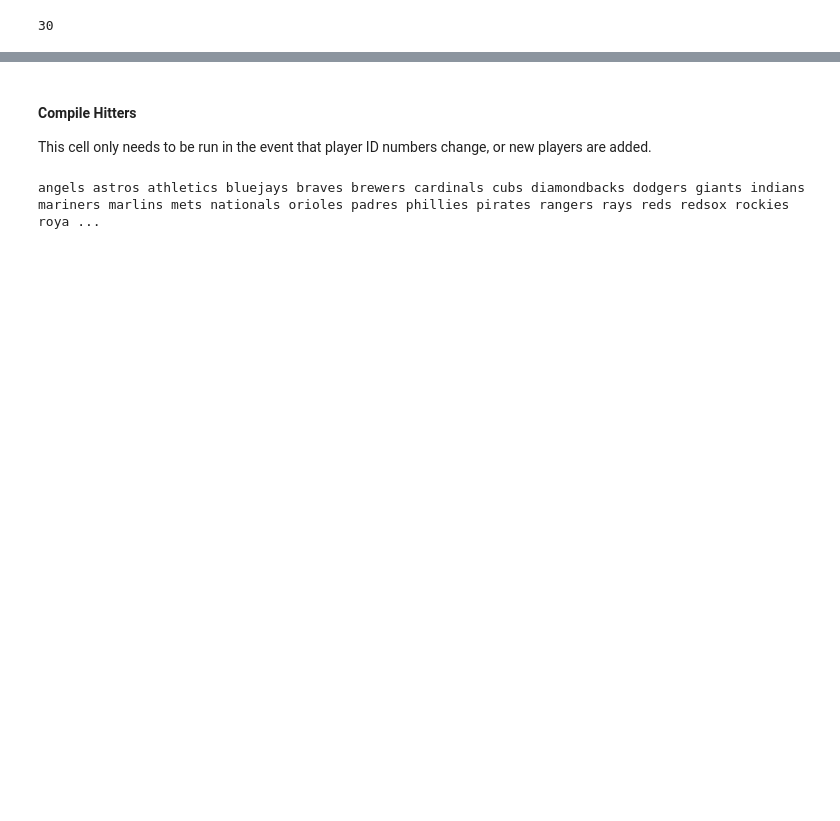
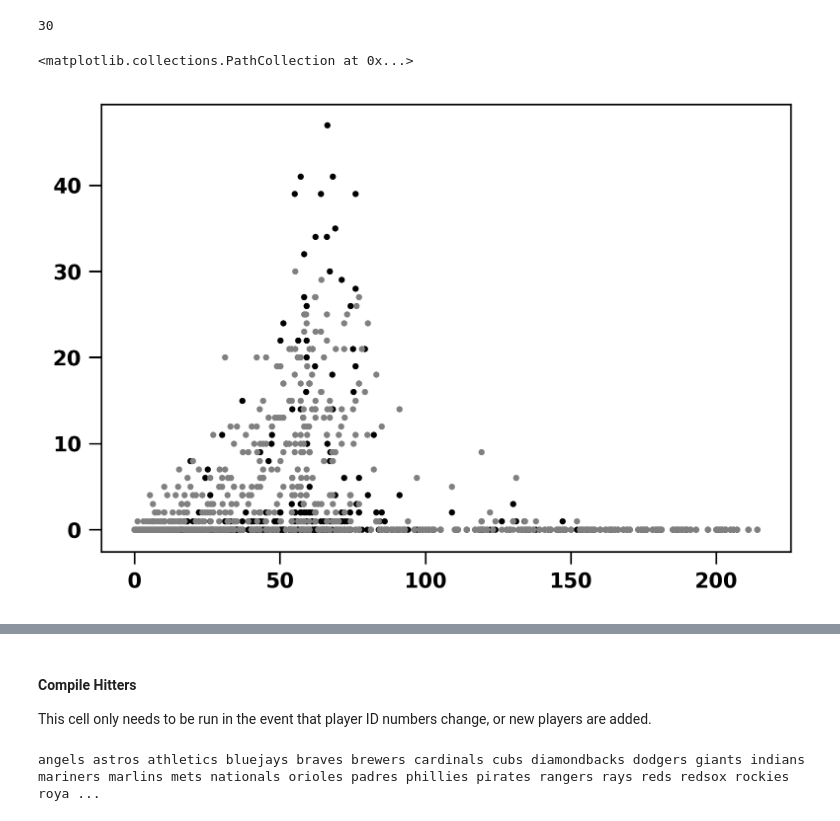
Before and after one commit to fantasy-toolz/2017-MLB-Analysis, a Jupyter notebook: league_notebooks/30-Fantasy-MVP-Batting.ipynb, the cells around one changed output, grey strips where cells are left out. Saved outputs shown, nothing was run; the diff lists cells and outputs as text; code cells hidden in the pictures; blank space fills up the shorter version.

Commit message:
add lots of data

```diff
--- a/league_notebooks/30-Fantasy-MVP-Batting.ipynb
+++ b/league_notebooks/30-Fantasy-MVP-Batting.ipynb
@@ -53,0 +79,36 @@ print len(teams)
+# %%
+def scrape_saves(year='2018'):
+
+    get_url = 'https://www.fangraphs.com/leaders.aspx?pos=all&stats=pit&lg=all&qual=0&type=0&season='+year+'&month=0&season1='+year+'&ind=0&team=0&rost=0&age=0&filter=&players=0&page=1_1000'
+    r  = requests.get(get_url)
+
+    data = r.text
+
+    soup = BeautifulSoup(data)
+
+    tables = soup.findAll('table')
+
+    PDict = {}
+
+
+    for row in tables[11].find_all("tr")[3:]:
+                #print(tnum)
+                try:
+                    #sav = [td.find('a') for td in row.find_all("td")][0]
+                    sav = [td.get_text() for td in row.find_all("td")]
+                    #print(sav)
+                    PDict[sav[1]] = [float(sav[10]),float(sav[13]),float(sav[11])]
+                except:
+                    print('FAILED')
+
+    return PDict
+
+PDict = scrape_saves(year='2017')
+# %%
+PDict = scrape_saves(year='2017')
+
+plt.scatter(np.array(PDict.values())[:,1],np.array(PDict.values())[:,0],color='black',s=4.)
+plt.scatter(np.array(PDict.values())[:,1],np.array(PDict.values())[:,2],color='gray',s=4.)
+# %% [output]
+<matplotlib.collections.PathCollection at 0x...>
+[figure, added]
```
Also changed, not shown: parts of 4 cells of this notebook, 38 other files.
